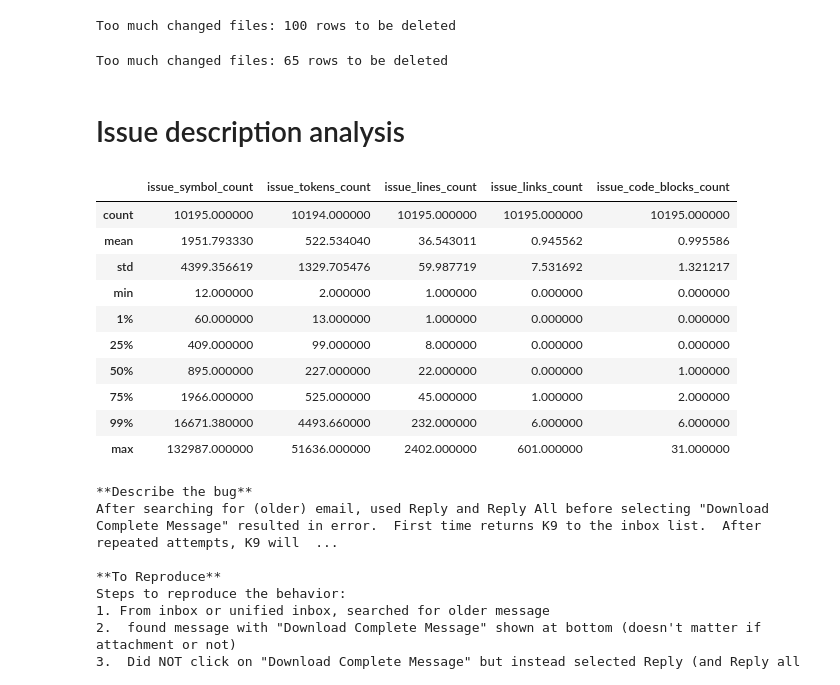
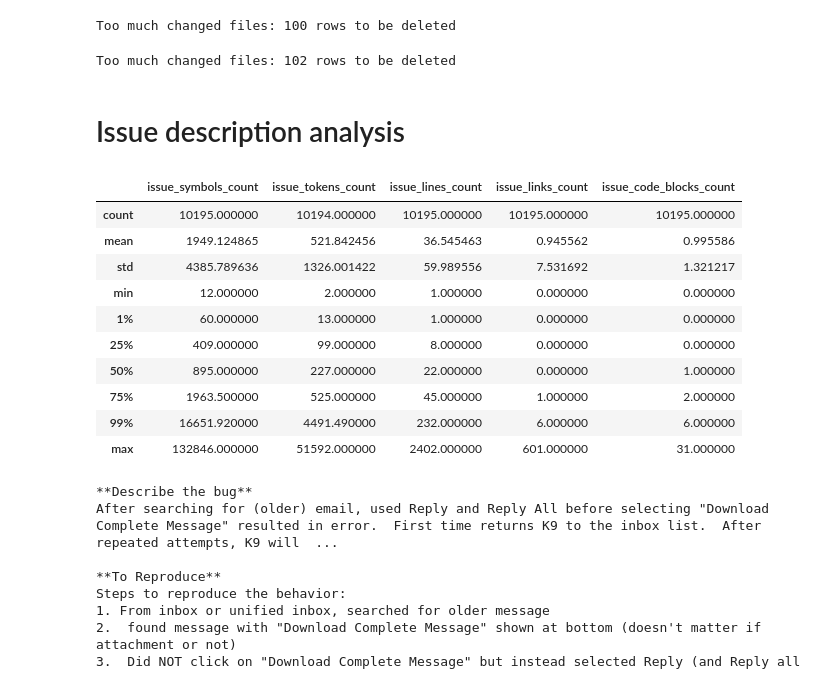
Before and after one commit to tiginamaria/bug-localization, a Jupyter notebook: src/notebooks/data_outliers_analysis.ipynb, the cells around one changed output. Saved outputs shown, nothing was run; the diff lists cells and outputs as text; code cells hidden in the pictures.

```diff
--- a/src/notebooks/data_outliers_analysis.ipynb
+++ b/src/notebooks/data_outliers_analysis.ipynb
@@ -105,26 +95,26 @@ Too much changed files: 100 rows to be deleted
 # %%
 # Remove outliers with lots of changed lines
 print("Too much changed files: {} rows to be deleted".format(
-    len(df[df['changed_lines_count'] > 765]))
+    len(df[df['changed_lines_count'] > 594]))
 )
 # %% [output]
-Too much changed files: 65 rows to be deleted
+Too much changed files: 102 rows to be deleted
 # %% [markdown]
 # Issue description analysis
 # %%
-df[['issue_symbol_count', 'issue_tokens_count', 'issue_lines_count', 'issue_links_count', 'issue_code_blocks_count']].describe(percentiles=[.01, .25, .5, .75, .99])
+df[['issue_symbols_count', 'issue_tokens_count', 'issue_lines_count', 'issue_links_count', 'issue_code_blocks_count']].describe(percentiles=[.01, .25, .5, .75, .99])
 # %% [output]
-|  | issue_symbol_count | issue_tokens_count | issue_lines_count | issue_links_count | issue_code_blocks_count |
+|  | issue_symbols_count | issue_tokens_count | issue_lines_count | issue_links_count | issue_code_blocks_count |
 | count | 10195.000000 | 10194.000000 | 10195.000000 | 10195.000000 | 10195.000000 |
-| mean | 1951.793330 | 522.534040 | 36.543011 | 0.945562 | 0.995586 |
-| std | 4399.356619 | 1329.705476 | 59.987719 | 7.531692 | 1.321217 |
+| mean | 1949.124865 | 521.842456 | 36.545463 | 0.945562 | 0.995586 |
+| std | 4385.789636 | 1326.001422 | 59.989556 | 7.531692 | 1.321217 |
 | min | 12.000000 | 2.000000 | 1.000000 | 0.000000 | 0.000000 |
 | 1% | 60.000000 | 13.000000 | 1.000000 | 0.000000 | 0.000000 |
 | 25% | 409.000000 | 99.000000 | 8.000000 | 0.000000 | 0.000000 |
 | 50% | 895.000000 | 227.000000 | 22.000000 | 0.000000 | 1.000000 |
-| 75% | 1966.000000 | 525.000000 | 45.000000 | 1.000000 | 2.000000 |
-| 99% | 16671.380000 | 4493.660000 | 232.000000 | 6.000000 | 6.000000 |
-| max | 132987.000000 | 51636.000000 | 2402.000000 | 601.000000 | 31.000000 |
+| 75% | 1963.500000 | 525.000000 | 45.000000 | 1.000000 | 2.000000 |
+| 99% | 16651.920000 | 4491.490000 | 232.000000 | 6.000000 | 6.000000 |
+| max | 132846.000000 | 51592.000000 | 2402.000000 | 601.000000 | 31.000000 |
 # %%
 ind = df['issue_tokens_count'].idxmax()
 print(df.loc[ind]['issue_body'])
```
Also changed, not shown: parts of 8 cells of this notebook, 2 other files.
